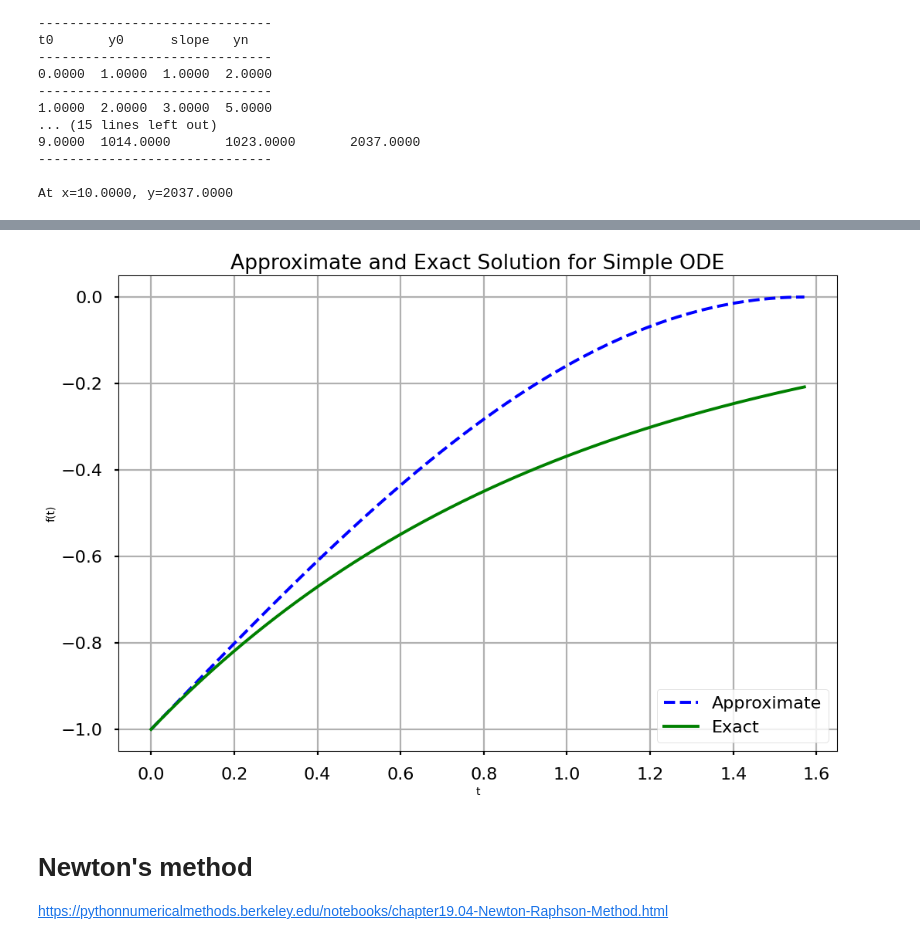
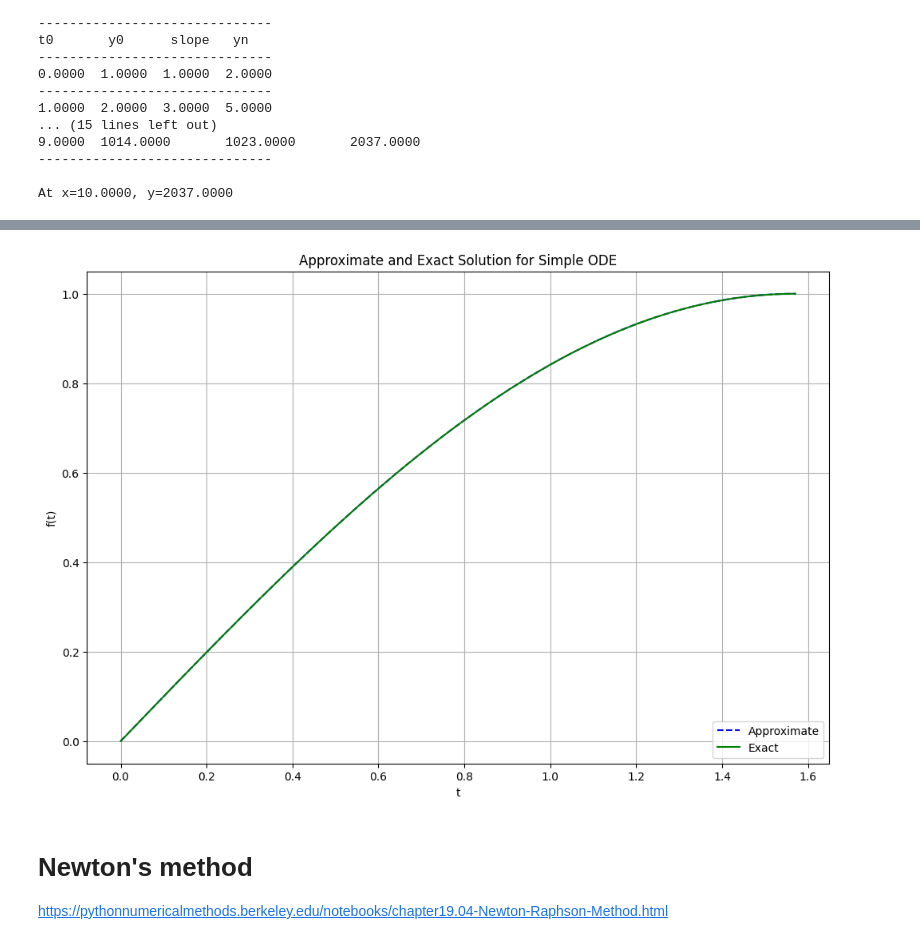
Before and after one commit to HengruiBaiCN/stanford-cs-229-machine-learning, a Jupyter notebook: honor/calculus.ipynb, the cells around one changed output, grey strips where cells are left out. Drawn from its saved outputs; the diff is of its cells as text; code cells hidden in the pictures.

```diff
--- a/honor/calculus.ipynb
+++ b/honor/calculus.ipynb
@@ -235,35 +235,37 @@ plt.show()
 # %%
 # plt.style.use('seaborn-poster')
 # %matplotlib inline
 
 # Define parameters
 f = lambda t, s: np.cos(t) # ODE
 h = 0.0001 # Step size
 t = np.arange(0, np.pi/2 + h, h) # Numerical grid
-s0 = -1 # Initial Condition
+s0 = 0 # Initial Condition
+
+
 
 
 # Explicit Euler Method
 s = np.zeros(len(t))
 s[0] = s0
 
 for i in range(0, len(t) - 1):
     s[i + 1] = s[i] + h*f(t[i], s[i])
 
 plt.figure(figsize = (12, 8))
 plt.plot(t, s, 'b--', label='Approximate')
-plt.plot(t, -np.exp(-t), 'g', label='Exact')
+plt.plot(t, np.sin(t), 'g', label='Exact')
 plt.title('Approximate and Exact Solution \
 for Simple ODE')
 plt.xlabel('t')
 plt.ylabel('f(t)')
 plt.grid()
 plt.legend(loc='lower right')
 plt.show()
 
 # print(np.cos(1))
 # %% [output]
-[figure, old version]
+[figure, new version]
 # %% [markdown]
 # Newton's method
 https://pythonnumericalmethods.berkeley.edu/notebooks/chapter19.04-Newton-Raphson-Method.html
```
Also changed, not shown: parts of 2 cells of this notebook.
